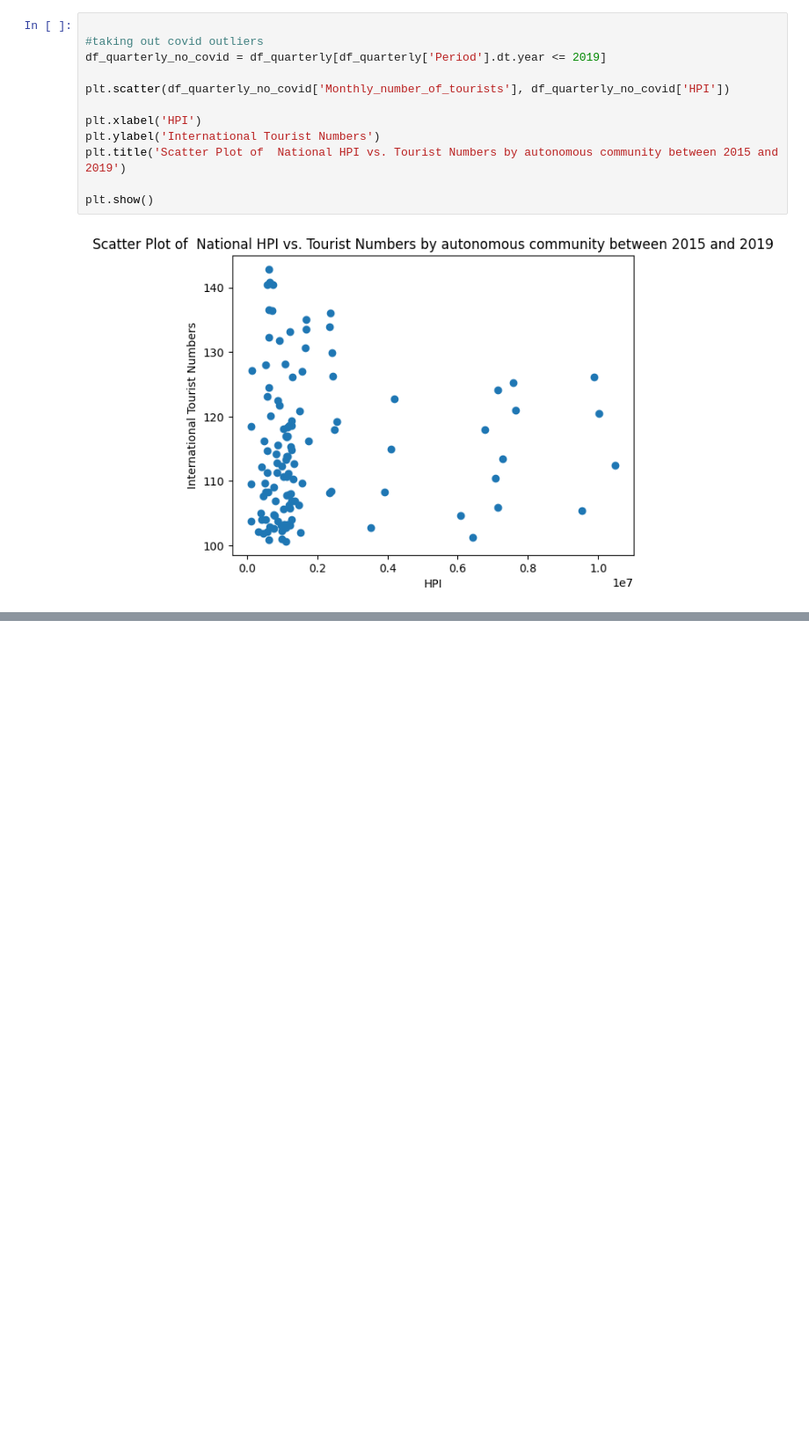
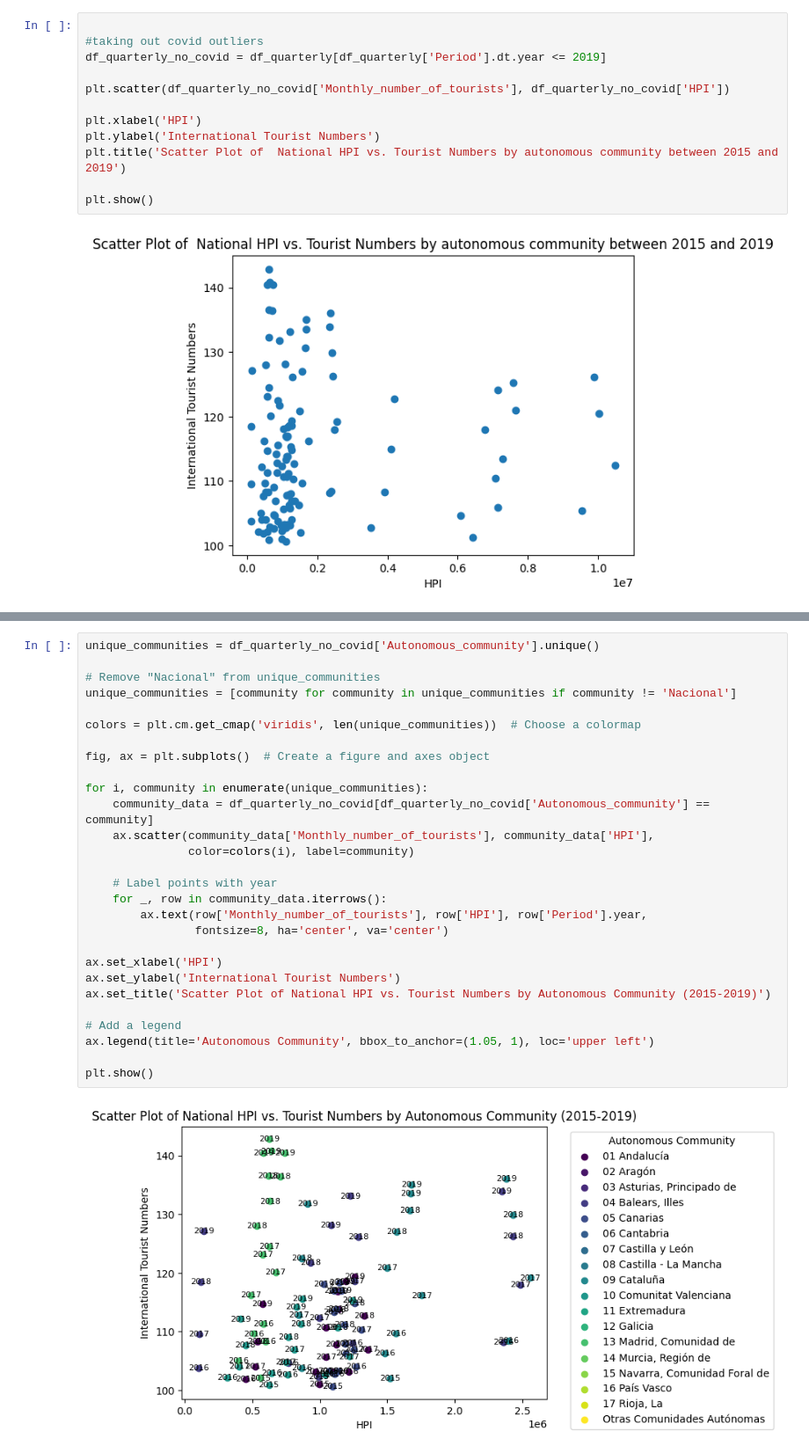
Before and after one commit to haruhiysd/QM-Group-Project, a Jupyter notebook: scatter_plots.ipynb, the cells around one changed output, grey strips where cells are left out. Shown at 88% size. Drawn from its saved outputs; the diff is of its cells as text; blank space fills up the shorter version.

```diff
--- a/scatter_plots.ipynb
+++ b/scatter_plots.ipynb
@@ -70,3 +100,33 @@ plt.show()
+# %%
+unique_communities = df_quarterly_no_covid['Autonomous_community'].unique()
+
+# Remove "Nacional" from unique_communities
+unique_communities = [community for community in unique_communities if community != 'Nacional']
+
+colors = plt.cm.get_cmap('viridis', len(unique_communities))  # Choose a colormap
+
+fig, ax = plt.subplots()  # Create a figure and axes object
+
+for i, community in enumerate(unique_communities):
+    community_data = df_quarterly_no_covid[df_quarterly_no_covid['Autonomous_community'] == community]
+    ax.scatter(community_data['Monthly_number_of_tourists'], community_data['HPI'],
+               color=colors(i), label=community)
+
+    # Label points with year
+    for _, row in community_data.iterrows():
+        ax.text(row['Monthly_number_of_tourists'], row['HPI'], row['Period'].year,
+                fontsize=8, ha='center', va='center')
+
+ax.set_xlabel('HPI')
+ax.set_ylabel('International Tourist Numbers')
+ax.set_title('Scatter Plot of National HPI vs. Tourist Numbers by Autonomous Community (2015-2019)')
+
+# Add a legend
+ax.legend(title='Autonomous Community', bbox_to_anchor=(1.05, 1), loc='upper left')
+
+plt.show()
+# %% [output]
+[figure, added]
 # %%
 
 import statsmodels.formula.api as sm
```
Also changed, not shown: parts of 3 cells of this notebook.
